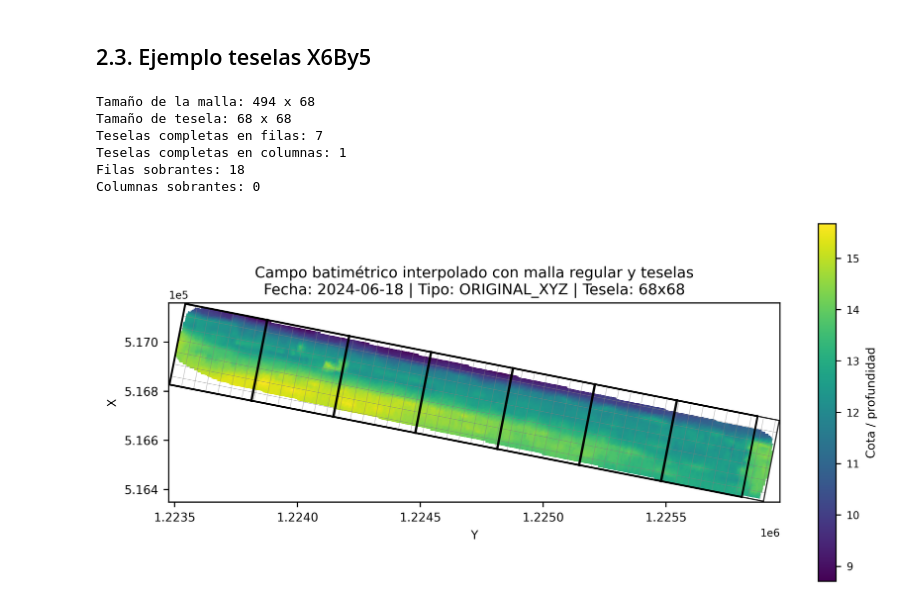
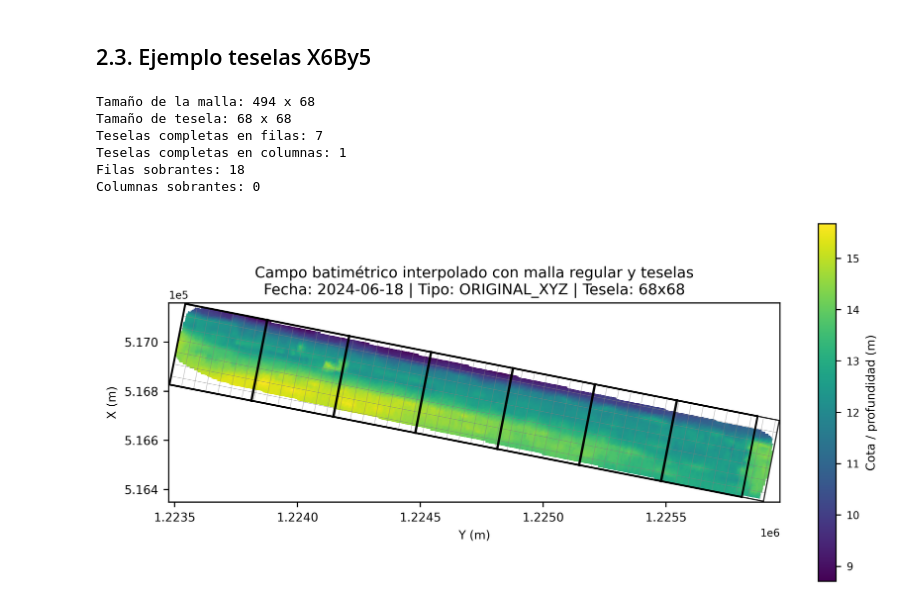
Before and after one commit to mcamargo697-cyber/jbook_ConvLSTM, a Jupyter notebook: docs/2_teselas.ipynb, the cells around one changed output. Saved outputs shown, nothing was run; the diff lists cells and outputs as text; code cells hidden in the pictures.

```diff
--- a/docs/2_teselas.ipynb
+++ b/docs/2_teselas.ipynb
@@ -221,34 +221,34 @@ ax.ticklabel_format(axis="both", style="sci", scilimits=(0, 0))
 ax.xaxis.get_offset_text().set_size(7)
 ax.yaxis.get_offset_text().set_size(7)
 
 cbar = fig.colorbar(pcm, ax=ax, shrink=0.9)
-cbar.set_label("Cota / profundidad", fontsize=8)
+cbar.set_label("Cota / profundidad (m)", fontsize=8)
 cbar.ax.tick_params(labelsize=7)
 
 ax.set_title(
     f"Campo batimétrico interpolado con malla regular y teselas\n"
     f"Fecha: {fecha} | Tipo: {source_type} | Tesela: {TILE_SIZE}x{TILE_SIZE}",
     fontsize=10
 )
 
-ax.set_xlabel("Y", fontsize=8)
-ax.set_ylabel("X", fontsize=8)
+ax.set_xlabel("Y (m)", fontsize=8)
+ax.set_ylabel("X (m)", fontsize=8)
 ax.tick_params(axis="both", labelsize=8)
 ax.set_aspect("equal")
 
 plt.tight_layout()
 
 # 7. GUARDAR
 ruta_guardado = os.path.join(carpeta_salida, nombre_figura)
 plt.savefig(ruta_guardado, dpi=400, bbox_inches="tight")
 plt.show()
 
 #print(f"Figura guardada en:\n{ruta_guardado}")
 # %% [output]
 Tamaño de la malla: 494 x 68
 Tamaño de tesela: 68 x 68
 Teselas completas en filas: 7
 Teselas completas en columnas: 1
 Filas sobrantes: 18
 Columnas sobrantes: 0
-[figure, old version]
+[figure, new version]
```
Also changed, not shown: 1 other file.
